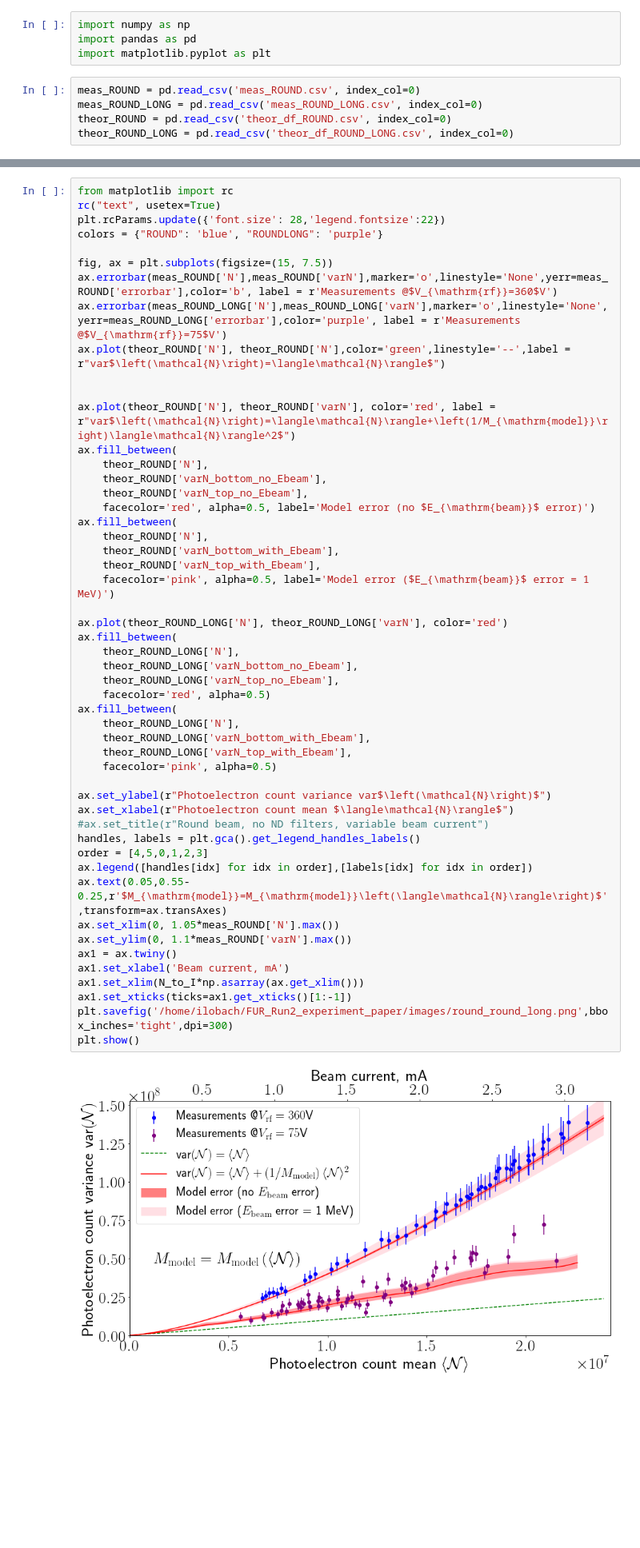
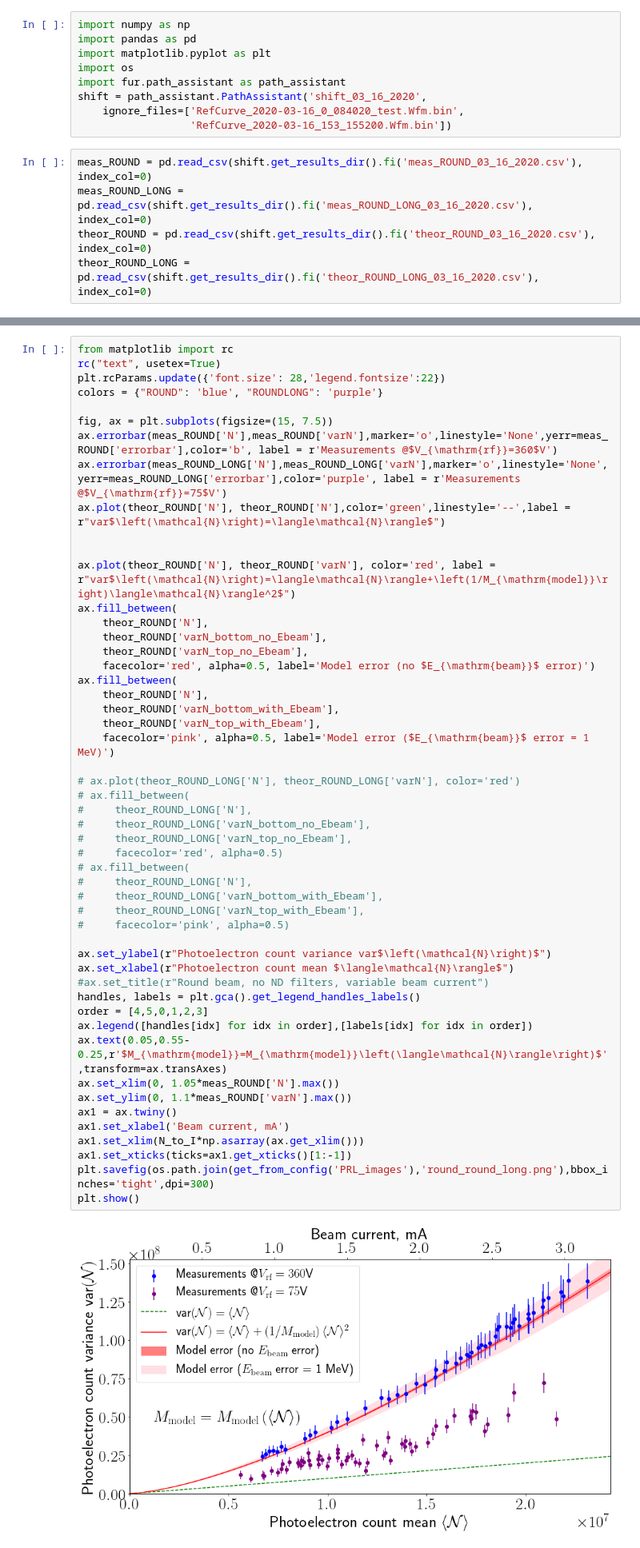
Before and after one commit to IharLobach/fur, a Jupyter notebook: shifts/shift_03_16_2020/round_and_round_long_plots/plot_Round_Round_Long.ipynb, the cells around one changed output, grey strips where cells are left out. Shown at 80% size. Cells and saved outputs as stored; diff of their text form; blank space fills up the shorter version.

Commit message:
made some plots for APT seminar

```diff
--- a/shifts/shift_03_16_2020/round_and_round_long_plots/plot_Round_Round_Long.ipynb
+++ b/shifts/shift_03_16_2020/round_and_round_long_plots/plot_Round_Round_Long.ipynb
@@ -2,11 +2,16 @@
 import numpy as np
 import pandas as pd
 import matplotlib.pyplot as plt
+import os
+import fur.path_assistant as path_assistant
+shift = path_assistant.PathAssistant('shift_03_16_2020',
+    ignore_files=['RefCurve_2020-03-16_0_084020_test.Wfm.bin',
+                  'RefCurve_2020-03-16_153_155200.Wfm.bin'])
 # %%
-meas_ROUND = pd.read_csv('meas_ROUND.csv', index_col=0)
-meas_ROUND_LONG = pd.read_csv('meas_ROUND_LONG.csv', index_col=0)
-theor_ROUND = pd.read_csv('theor_df_ROUND.csv', index_col=0)
-theor_ROUND_LONG = pd.read_csv('theor_df_ROUND_LONG.csv', index_col=0)
+meas_ROUND = pd.read_csv(shift.get_results_dir().fi('meas_ROUND_03_16_2020.csv'), index_col=0)
+meas_ROUND_LONG = pd.read_csv(shift.get_results_dir().fi('meas_ROUND_LONG_03_16_2020.csv'), index_col=0)
+theor_ROUND = pd.read_csv(shift.get_results_dir().fi('theor_ROUND_03_16_2020.csv'), index_col=0)
+theor_ROUND_LONG = pd.read_csv(shift.get_results_dir().fi('theor_ROUND_LONG_03_16_2020.csv'), index_col=0)
 # %%
 from config import get_from_config
 cur_to_sum_channel = get_from_config("Beam_current_to_Sum_channel_ampl_V/mA")
@@ -57,46 +62,46 @@ ax.plot(theor_ROUND['N'], theor_ROUND['N'],color='green',linestyle='--',label =
 
 
 ax.plot(theor_ROUND['N'], theor_ROUND['varN'], color='red', label = r"var$\left(\mathcal{N}\right)=\langle\mathcal{N}\rangle+\left(1/M_{\mathrm{model}}\right)\langle\mathcal{N}\rangle^2$")
 ax.fill_between(
     theor_ROUND['N'],
     theor_ROUND['varN_bottom_no_Ebeam'],
     theor_ROUND['varN_top_no_Ebeam'],
     facecolor='red', alpha=0.5, label='Model error (no $E_{\mathrm{beam}}$ error)')
 ax.fill_between(
     theor_ROUND['N'],
     theor_ROUND['varN_bottom_with_Ebeam'],
     theor_ROUND['varN_top_with_Ebeam'],
     facecolor='pink', alpha=0.5, label='Model error ($E_{\mathrm{beam}}$ error = 1 MeV)')
 
-ax.plot(theor_ROUND_LONG['N'], theor_ROUND_LONG['varN'], color='red')
-ax.fill_between(
-    theor_ROUND_LONG['N'],
-    theor_ROUND_LONG['varN_bottom_no_Ebeam'],
-    theor_ROUND_LONG['varN_top_no_Ebeam'],
-    facecolor='red', alpha=0.5)
-ax.fill_between(
-    theor_ROUND_LONG['N'],
-    theor_ROUND_LONG['varN_bottom_with_Ebeam'],
-    theor_ROUND_LONG['varN_top_with_Ebeam'],
-    facecolor='pink', alpha=0.5)
+# ax.plot(theor_ROUND_LONG['N'], theor_ROUND_LONG['varN'], color='red')
+# ax.fill_between(
+#     theor_ROUND_LONG['N'],
+#     theor_ROUND_LONG['varN_bottom_no_Ebeam'],
+#     theor_ROUND_LONG['varN_top_no_Ebeam'],
+#     facecolor='red', alpha=0.5)
+# ax.fill_between(
+#     theor_ROUND_LONG['N'],
+#     theor_ROUND_LONG['varN_bottom_with_Ebeam'],
+#     theor_ROUND_LONG['varN_top_with_Ebeam'],
+#     facecolor='pink', alpha=0.5)
 
 ax.set_ylabel(r"Photoelectron count variance var$\left(\mathcal{N}\right)$")
 ax.set_xlabel(r"Photoelectron count mean $\langle\mathcal{N}\rangle$")
 #ax.set_title(r"Round beam, no ND filters, variable beam current")
 handles, labels = plt.gca().get_legend_handles_labels()
 order = [4,5,0,1,2,3]
 ax.legend([handles[idx] for idx in order],[labels[idx] for idx in order])
 ax.text(0.05,0.55-0.25,r'$M_{\mathrm{model}}=M_{\mathrm{model}}\left(\langle\mathcal{N}\rangle\right)$',transform=ax.transAxes)
 ax.set_xlim(0, 1.05*meas_ROUND['N'].max())
 ax.set_ylim(0, 1.1*meas_ROUND['varN'].max())
 ax1 = ax.twiny()
 ax1.set_xlabel('Beam current, mA')
 ax1.set_xlim(N_to_I*np.asarray(ax.get_xlim()))
 ax1.set_xticks(ticks=ax1.get_xticks()[1:-1])
-plt.savefig('/home/ilobach/FUR_Run2_experiment_paper/images/round_round_long.png',bbox_inches='tight',dpi=300)
+plt.savefig(os.path.join(get_from_config('PRL_images'),'round_round_long.png'),bbox_inches='tight',dpi=300)
 plt.show()
 # %% [output]
-[figure, old version]
+[figure, new version]
 # %% [markdown]
 # for IPAC20
 # %%
```
Also changed, not shown: parts of 2 cells of this notebook, 13 other files.
